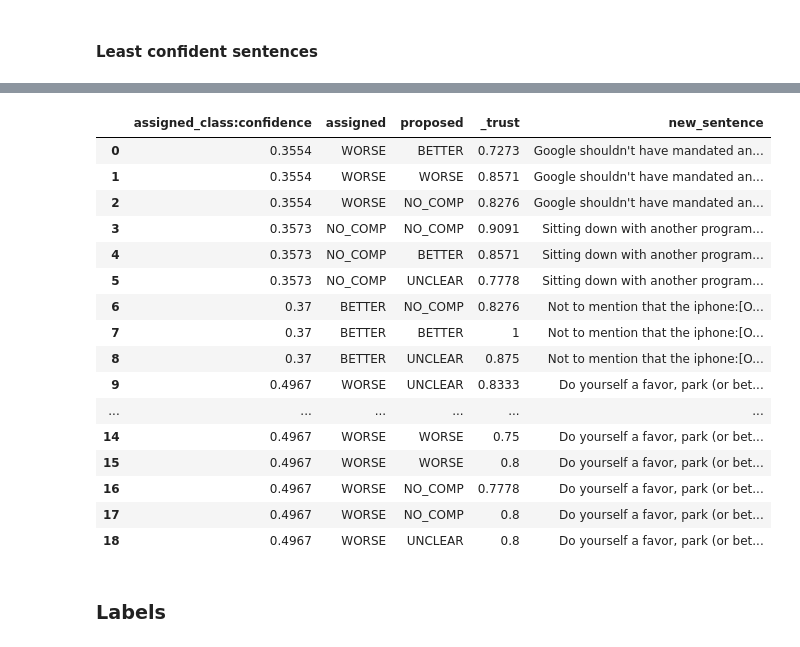
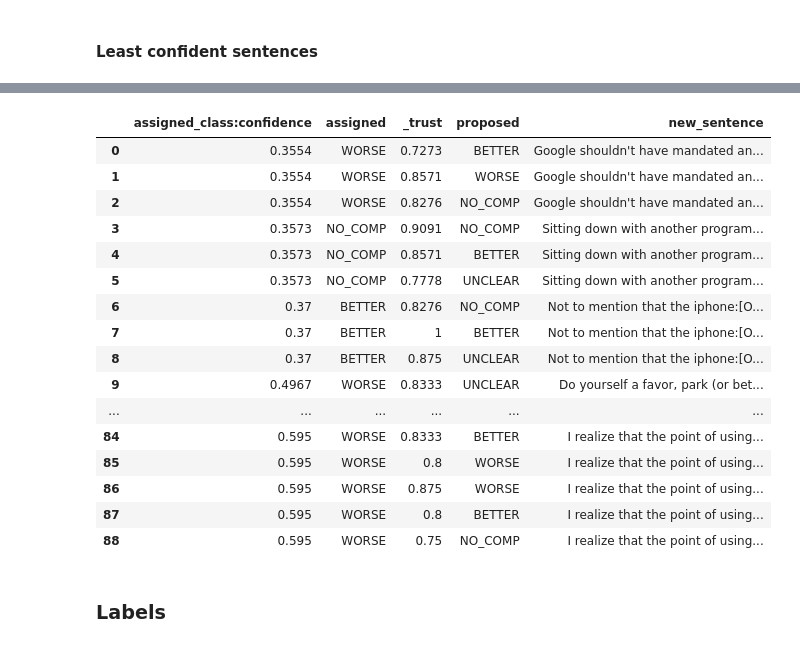
Before and after one commit to uhh-lt/comparative, a Jupyter notebook: 3. Crowdsourcing/3.2 Prestudy/data-workbook.ipynb, the cells around one changed output, grey strips where cells are left out. Drawn from its saved outputs; the diff is of its cells as text; code cells hidden in the pictures.

```diff
--- a/3. Crowdsourcing/3.2 Prestudy/data-workbook.ipynb
+++ b/3. Crowdsourcing/3.2 Prestudy/data-workbook.ipynb
@@ -51,9 +68,9 @@ plt.show()
 color_map = sns.light_palette('blue', as_cmap=True)
 pd.set_option('display.max_colwidth', -1)
 pd.set_option('display.expand_frame_repr', True)
-print('Least confident sentences (confidence <= 0.5)')
+print('Least confident sentences (confidence <= 0.6)')
 lc = agg_data[['_unit_id', 'assigned_class:confidence', 'assigned_class']]
 lc = lc.sort_values('assigned_class:confidence')
-lc = (lc[lc['assigned_class:confidence'] <= 0.5])
+lc = (lc[lc['assigned_class:confidence'] <= 0.6])
 lc
 # %% [output]
@@ -70,25 +98,25 @@ sentences_p = sentences[['_unit_id','assigned_class', '_trust', 'new_sentence']]
 # %%
 merged = pd.merge(lc, sentences_p, on=['_unit_id'], how='inner', suffixes=['_l', '_r'])
 merged.rename(columns={'assigned_class_l' : 'assigned', 'assigned_class_r':'proposed'}, inplace=True)
-merged[['assigned_class:confidence', 'assigned', 'proposed','_trust', 'new_sentence']].style.background_gradient(cmap=color_map,subset=['assigned_class:confidence'])
+merged[['assigned_class:confidence', 'assigned', '_trust', 'proposed', 'new_sentence']].style.background_gradient(cmap=color_map,subset=['assigned_class:confidence'])
 # %% [output]
-|  | assigned_class:confidence | assigned | proposed | _trust | new_sentence |
-| 0 | 0.3554 | WORSE | BETTER | 0.7273 | Google shouldn't have mandated an... |
-| 1 | 0.3554 | WORSE | WORSE | 0.8571 | Google shouldn't have mandated an... |
-| 2 | 0.3554 | WORSE | NO_COMP | 0.8276 | Google shouldn't have mandated an... |
-| 3 | 0.3573 | NO_COMP | NO_COMP | 0.9091 | Sitting down with another program... |
-| 4 | 0.3573 | NO_COMP | BETTER | 0.8571 | Sitting down with another program... |
-| 5 | 0.3573 | NO_COMP | UNCLEAR | 0.7778 | Sitting down with another program... |
-| 6 | 0.37 | BETTER | NO_COMP | 0.8276 | Not to mention that the iphone:[O... |
-| 7 | 0.37 | BETTER | BETTER | 1 | Not to mention that the iphone:[O... |
-| 8 | 0.37 | BETTER | UNCLEAR | 0.875 | Not to mention that the iphone:[O... |
-| 9 | 0.4967 | WORSE | UNCLEAR | 0.8333 | Do yourself a favor, park (or bet... |
+|  | assigned_class:confidence | assigned | _trust | proposed | new_sentence |
+| 0 | 0.3554 | WORSE | 0.7273 | BETTER | Google shouldn't have mandated an... |
+| 1 | 0.3554 | WORSE | 0.8571 | WORSE | Google shouldn't have mandated an... |
+| 2 | 0.3554 | WORSE | 0.8276 | NO_COMP | Google shouldn't have mandated an... |
+| 3 | 0.3573 | NO_COMP | 0.9091 | NO_COMP | Sitting down with another program... |
+| 4 | 0.3573 | NO_COMP | 0.8571 | BETTER | Sitting down with another program... |
+| 5 | 0.3573 | NO_COMP | 0.7778 | UNCLEAR | Sitting down with another program... |
+| 6 | 0.37 | BETTER | 0.8276 | NO_COMP | Not to mention that the iphone:[O... |
+| 7 | 0.37 | BETTER | 1 | BETTER | Not to mention that the iphone:[O... |
+| 8 | 0.37 | BETTER | 0.875 | UNCLEAR | Not to mention that the iphone:[O... |
+| 9 | 0.4967 | WORSE | 0.8333 | UNCLEAR | Do yourself a favor, park (or bet... |
 | ... | ... | ... | ... | ... | ... |
-| 14 | 0.4967 | WORSE | WORSE | 0.75 | Do yourself a favor, park (or bet... |
-| 15 | 0.4967 | WORSE | WORSE | 0.8 | Do yourself a favor, park (or bet... |
-| 16 | 0.4967 | WORSE | NO_COMP | 0.7778 | Do yourself a favor, park (or bet... |
-| 17 | 0.4967 | WORSE | NO_COMP | 0.8 | Do yourself a favor, park (or bet... |
-| 18 | 0.4967 | WORSE | UNCLEAR | 0.8 | Do yourself a favor, park (or bet... |
+| 84 | 0.595 | WORSE | 0.8333 | BETTER | I realize that the point of using... |
+| 85 | 0.595 | WORSE | 0.8 | WORSE | I realize that the point of using... |
+| 86 | 0.595 | WORSE | 0.875 | WORSE | I realize that the point of using... |
+| 87 | 0.595 | WORSE | 0.8 | BETTER | I realize that the point of using... |
+| 88 | 0.595 | WORSE | 0.75 | NO_COMP | I realize that the point of using... |
 # %% [markdown]
 ### Labels
 # %% [markdown]
```
Also changed, not shown: parts of 8 cells of this notebook, 2 other files.
